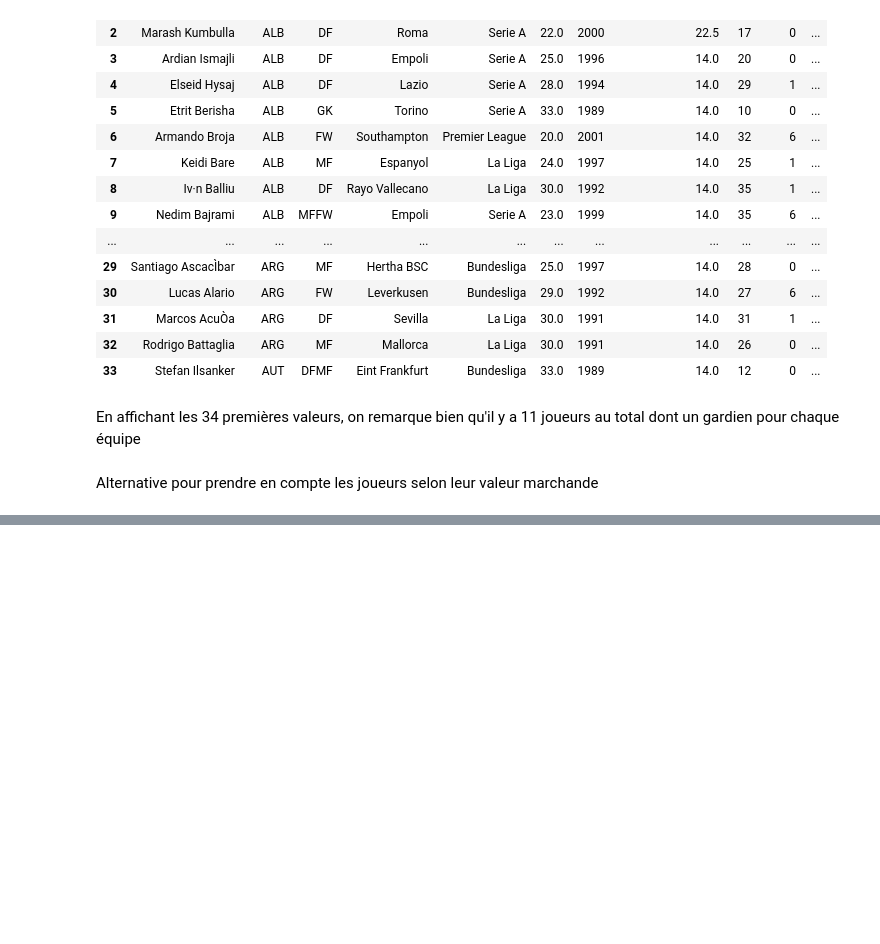
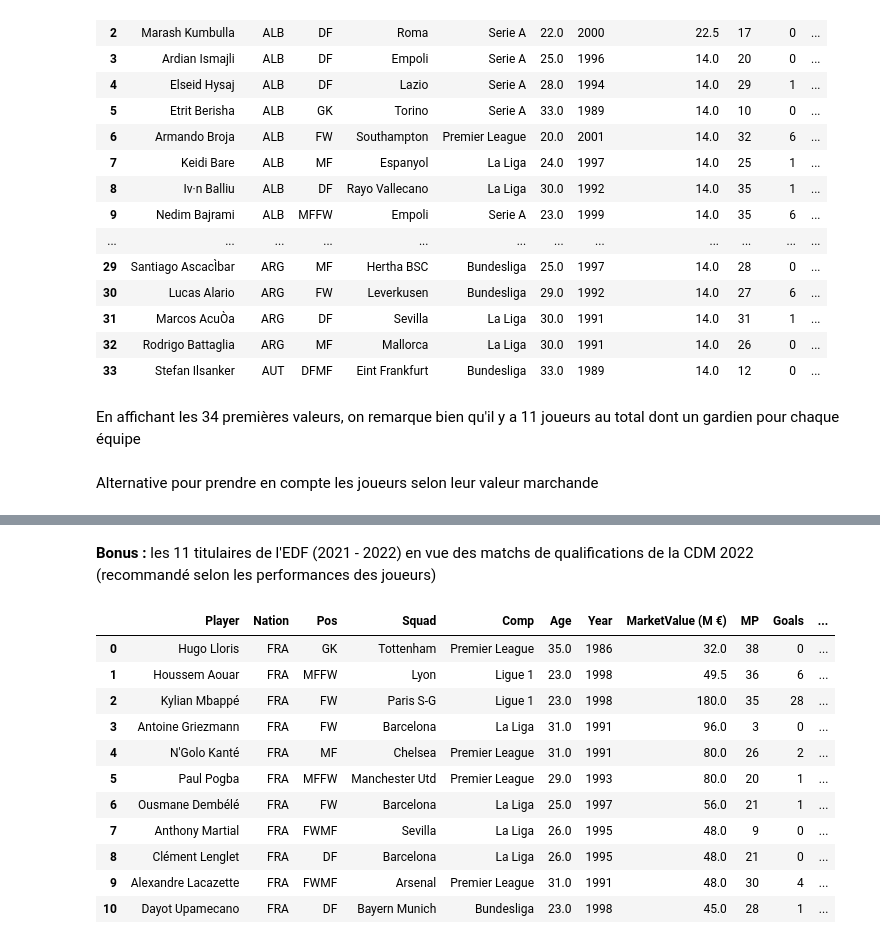
Before and after one commit to PuchToTalk/Football_WorldCup_Recommendation, a Jupyter notebook: Football_player_mv.ipynb, the cells around one changed output, grey strips where cells are left out. Saved outputs shown, nothing was run; the diff lists cells and outputs as text; code cells hidden in the pictures; blank space fills up the shorter version.

Commit message:
Added Bonus part with the recommendation of the 11 members of the French team for the 2022 World Cup

```diff
--- a/Football_player_mv.ipynb
+++ b/Football_player_mv.ipynb
@@ -501,0 +502,19 @@ filtered_df.head(34)
+# %% [markdown]
+**Bonus :** les 11 titulaires de l'EDF (2021 - 2022) en vue des matchs de qualifications de la CDM 2022 (recommandé selon les performances des joueurs)
+# %%
+filtered_df_fra = filtered_df[filtered_df['Nation'] == "FRA"]
+filtered_df_fra.reset_index(drop=True, inplace=True)
+filtered_df_fra
+# %% [output]
+|  | Player | Nation | Pos | Squad | Comp | Age | Year | MarketValue (M €) | MP | Goals | ... |
+| 0 | Hugo Lloris | FRA | GK | Tottenham | Premier League | 35.0 | 1986 | 32.0 | 38 | 0 | ... |
+| 1 | Houssem Aouar | FRA | MFFW | Lyon | Ligue 1 | 23.0 | 1998 | 49.5 | 36 | 6 | ... |
+| 2 | Kylian Mbappé | FRA | FW | Paris S-G | Ligue 1 | 23.0 | 1998 | 180.0 | 35 | 28 | ... |
+| 3 | Antoine Griezmann | FRA | FW | Barcelona | La Liga | 31.0 | 1991 | 96.0 | 3 | 0 | ... |
+| 4 | N'Golo Kanté | FRA | MF | Chelsea | Premier League | 31.0 | 1991 | 80.0 | 26 | 2 | ... |
+| 5 | Paul Pogba | FRA | MFFW | Manchester Utd | Premier League | 29.0 | 1993 | 80.0 | 20 | 1 | ... |
+| 6 | Ousmane Dembélé | FRA | FW | Barcelona | La Liga | 25.0 | 1997 | 56.0 | 21 | 1 | ... |
+| 7 | Anthony Martial | FRA | FWMF | Sevilla | La Liga | 26.0 | 1995 | 48.0 | 9 | 0 | ... |
+| 8 | Clément Lenglet | FRA | DF | Barcelona | La Liga | 26.0 | 1995 | 48.0 | 21 | 0 | ... |
+| 9 | Alexandre Lacazette | FRA | FWMF | Arsenal | Premier League | 31.0 | 1991 | 48.0 | 30 | 4 | ... |
+| 10 | Dayot Upamecano | FRA | DF | Bayern Munich | Bundesliga | 23.0 | 1998 | 45.0 | 28 | 1 | ... |
```
Also changed, not shown: parts of 5 cells of this notebook.
